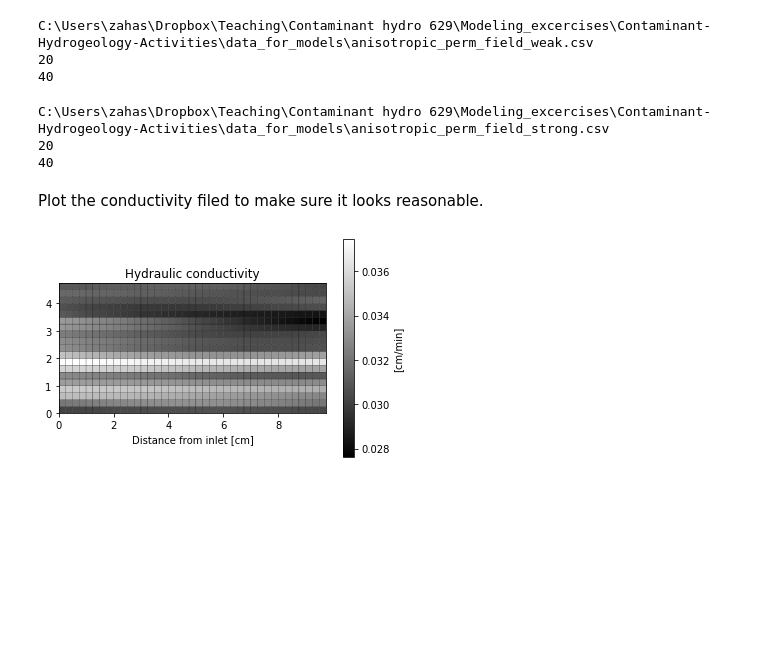
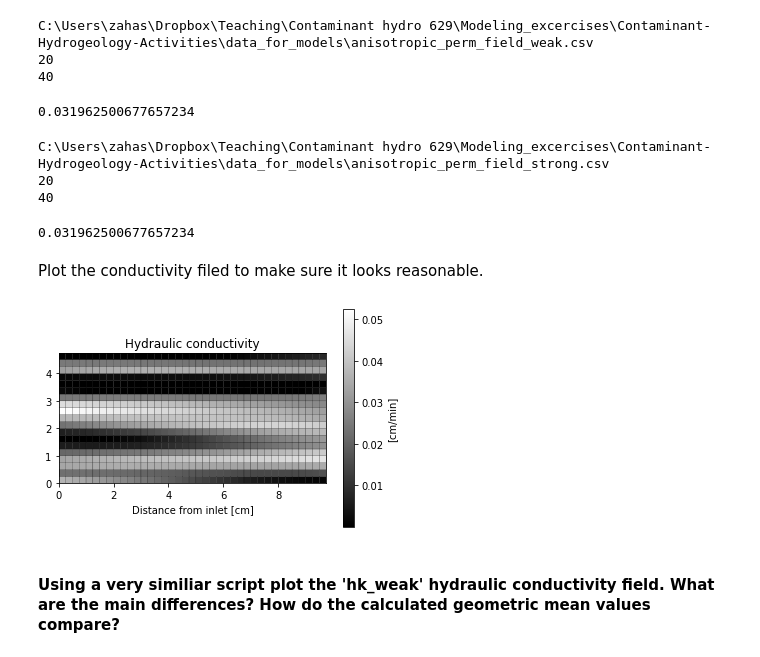
Before and after one commit to zahasky/Contaminant-Hydrogeology-Activities, a Jupyter notebook: FloPy 2D Macrodispersion Illustration.ipynb, the cells around one changed output. Saved outputs shown, nothing was run; the diff lists cells and outputs as text; code cells hidden in the pictures; blank space fills up the shorter version.

```diff
--- a/FloPy 2D Macrodispersion Illustration.ipynb
+++ b/FloPy 2D Macrodispersion Illustration.ipynb
@@ -104,12 +104,17 @@ hk_weak = rawk_m2*(1000*9.81*100*60/8.9E-4)
 C:\Users\zahas\Dropbox\Teaching\Contaminant hydro 629\Modeling_excercises\Contaminant-Hydrogeology-Activities\data_for_models\anisotropic_perm_field_weak.csv
 20
 40
+# %%
+# geometric mean
+geo_mean_weak = np.exp(np.sum(np.log(hk_weak))/hk_weak.size)
+
+print(geo_mean_weak)
+# %% [output]
+0.031962500677657234
 # %%
 # Import permeability map example
 datafile_name = 'anisotropic_perm_field_strong.csv'
-# if the data is not in your current directly then add the path information
-path_to_datafile = 'Contaminant-Hydrogeology-Activities\\data_for_models'
-data_file_with_path = os.path.join(current_directory, data_directory, datafile_name)
+data_file_with_path = os.path.join(current_directory, path_to_datafile, datafile_name)
 print(data_file_with_path)
 kdata_m2 = np.loadtxt(data_file_with_path, delimiter=',')
 
@@ -133,25 +138,34 @@ hk_strong = rawk_m2*(1000*9.81*100*60/8.9E-4)
 C:\Users\zahas\Dropbox\Teaching\Contaminant hydro 629\Modeling_excercises\Contaminant-Hydrogeology-Activities\data_for_models\anisotropic_perm_field_strong.csv
 20
 40
+# %%
+# geometric mean
+geo_mean_strong = np.exp(np.sum(np.log(hk_weak))/hk_weak.size)
+
+print(geo_mean_strong)
+# %% [output]
+0.031962500677657234
 # %% [markdown]
 Plot the conductivity filed to make sure it looks reasonable.
 # %%
 # Grid size (cm)
 grid_size = [0.25, 0.25]
 Lx = (ncol - 1) * grid_size[1]   # length of model in selected units
 Ly = (nrow - 1) * grid_size[0]   # length of model in selected units
 y, x = np.mgrid[slice(0, Ly + grid_size[0], grid_size[0]),
                 slice(0, Lx + grid_size[1], grid_size[1])]
 
-imp = plt.pcolor(x, y, hk[0,:,:], cmap='gray', edgecolors='k', linewidths=0.2)
+imp = plt.pcolor(x, y, hk_strong[0,:,:], cmap='gray', edgecolors='k', linewidths=0.2)
 cbar = plt.colorbar()
 cbar.set_label('[cm/min]')
 plt.xlabel('Distance from inlet [cm]')
 plt.title('Hydraulic conductivity')
 # Set axis equal and tight
 plt.gca().set_aspect('equal', adjustable='box')
 # %% [output]
-[figure, old version]
+[figure, new version]
+# %% [markdown]
+#### Using a very similiar script plot the 'hk_weak' hydraulic conductivity field. What are the main differences? How do the calculated geometric mean values compare?
 # %% [markdown]
 ## 2D Model Function with Heterogeneous Conductivity Field
 The first thing we do is setup the function. We will use nearly identical settings as the FloPy Introduction, but now we are providing a few input variables that can be changed everytime we call the model. The input variables are:
```
Also changed, not shown: parts of 6 cells of this notebook, 3 other files.
